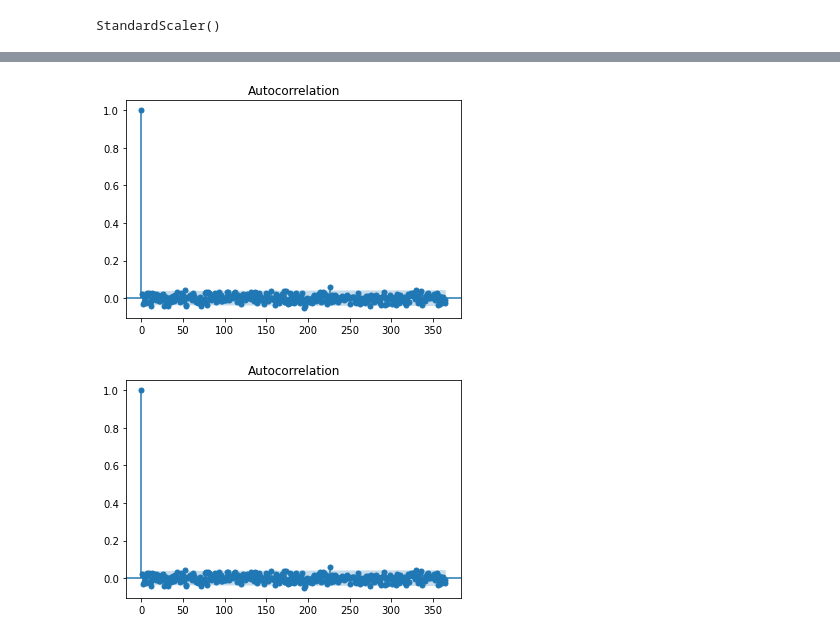
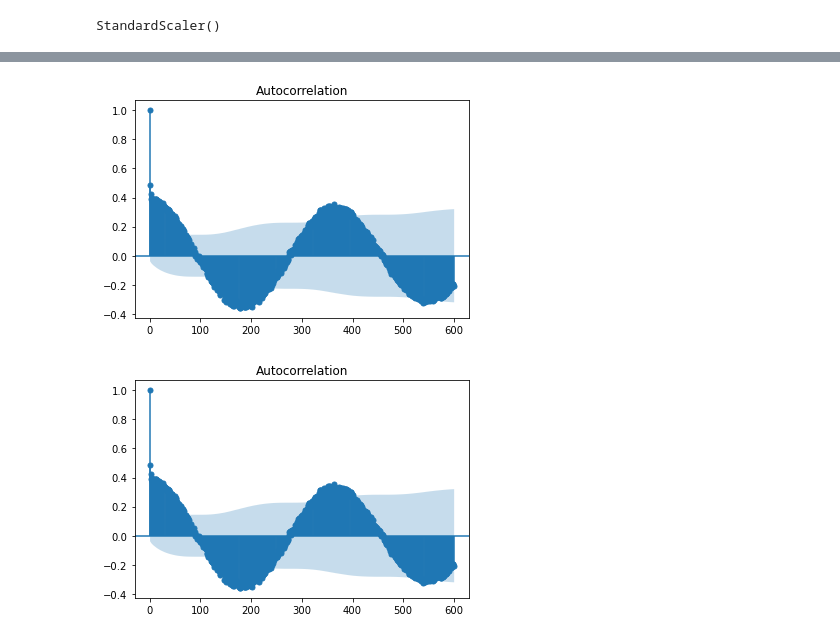
Before and after one commit to tward90/LSTM_Weather_Forecast, a Jupyter notebook: WeatherModelTrain.ipynb, the cells around one changed output, grey strips where cells are left out. Cells and saved outputs as stored; diff of their text form; code cells hidden in the pictures.

```diff
--- a/WeatherModelTrain.ipynb
+++ b/WeatherModelTrain.ipynb
@@ -205,9 +156,9 @@ def make_models(lstm_size, dense_size, dense_layer_num, activation, optimizer):
     return {"loss": np.amin(history.history["val_loss"]), "status": STATUS_OK, "model":model}
 # %%
 histories = []
-lstm_sizes = [16, 128]
+lstm_sizes = [16, 64]
 dense_sizes = [50, 200]
-dense_layers = [0, 1]
+dense_layers = [0, 1, 2]
 activations = ["relu"]
 optimizers = ["adam"]
 for lstm_size in lstm_sizes:
@@ -289,3 +207,3 @@ test_predictions.as_numpy_iterator()
 # %%
-predictions = lstm_model.predict(make_dataset(test_scaled))
-inverse_pred = scaler.inverse_transform(predictions)
+predictions = histories[0]["model"].predict(model_test)
+predictions = scaler.inverse_transform(predictions)
@@ -292,2 +212,3 @@ inverse_pred = scaler.inverse_transform(predictions)
 # %%
-output_df = pd.DataFrame(data=inverse_pred, columns=df.columns)
+output_df = pd.DataFrame(predictions[:,5,:], columns=df.columns)
+output_df
@@ -293,0 +229,3 @@ output_df = pd.DataFrame(data=inverse_pred, columns=df.columns)
+# %%
+resid = output_df["temp"] - test_df[6:].reset_index(drop=True)["temp"]
+resid
@@ -294,8 +250,8 @@ output_df = pd.DataFrame(data=inverse_pred, columns=df.columns)
 # %%
-sm.graphics.tsa.plot_acf(output_df["temp"], lags=365)
+sm.graphics.tsa.plot_acf(resid, lags=600)
 # %% [output]
-[figure, old version]
+[figure, new version]
-[figure, old version]
+[figure, new version]
 # %%
 output_df
 # %% [output]
```
Also changed, not shown: parts of 22 cells of this notebook.
